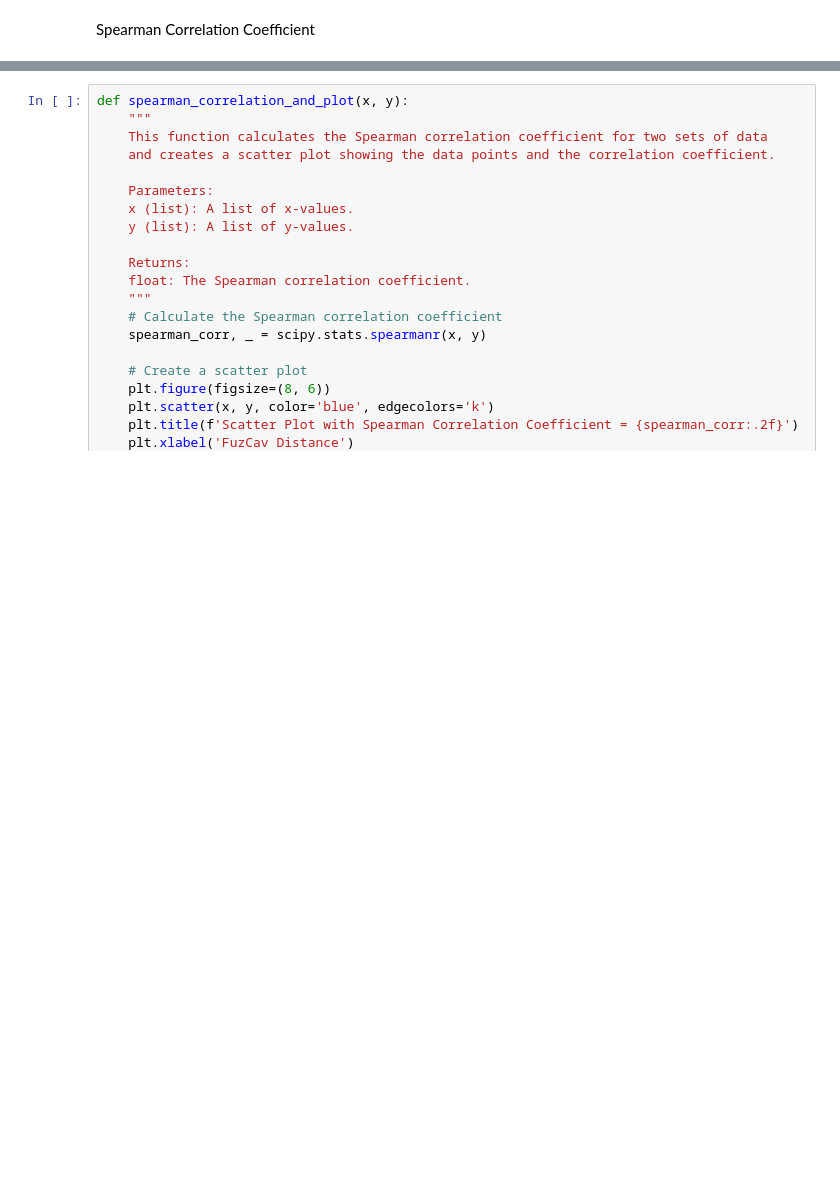
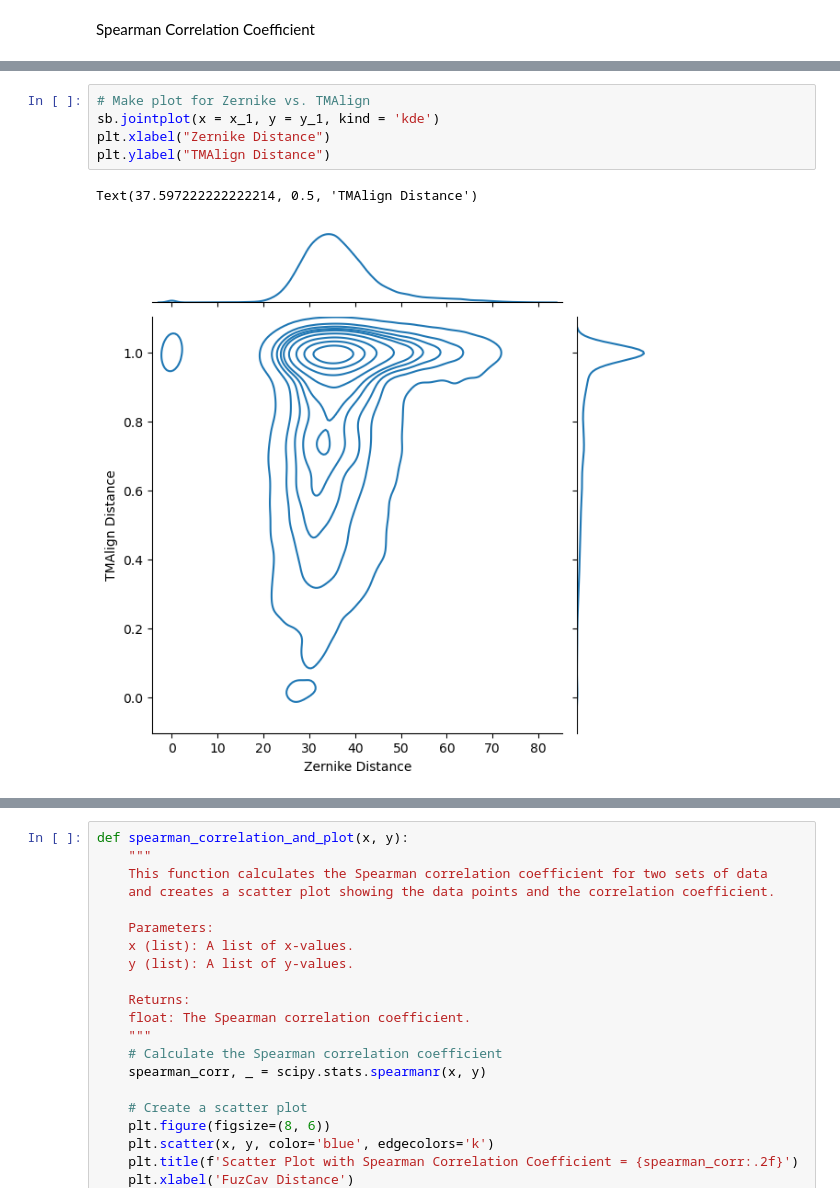
Before and after one commit to AndrewLutsky/KinomeScripts, a Jupyter notebook: scripts/FigureCreation.ipynb, the cells around one changed output, grey strips where cells are left out. Saved outputs shown, nothing was run; the diff lists cells and outputs as text; blank space fills up the shorter version.

```diff
--- a/scripts/FigureCreation.ipynb
+++ b/scripts/FigureCreation.ipynb
@@ -295,0 +402,8 @@ d
+# %%
+# Make plot for Zernike vs. TMAlign
+sb.jointplot(x = x_1, y = y_1, kind = 'kde')
+plt.xlabel("Zernike Distance")
+plt.ylabel("TMAlign Distance")
+# %% [output]
+Text(37.597222222222214, 0.5, 'TMAlign Distance')
+[figure, added]
```
Also changed, not shown: parts of 10 cells of this notebook.
